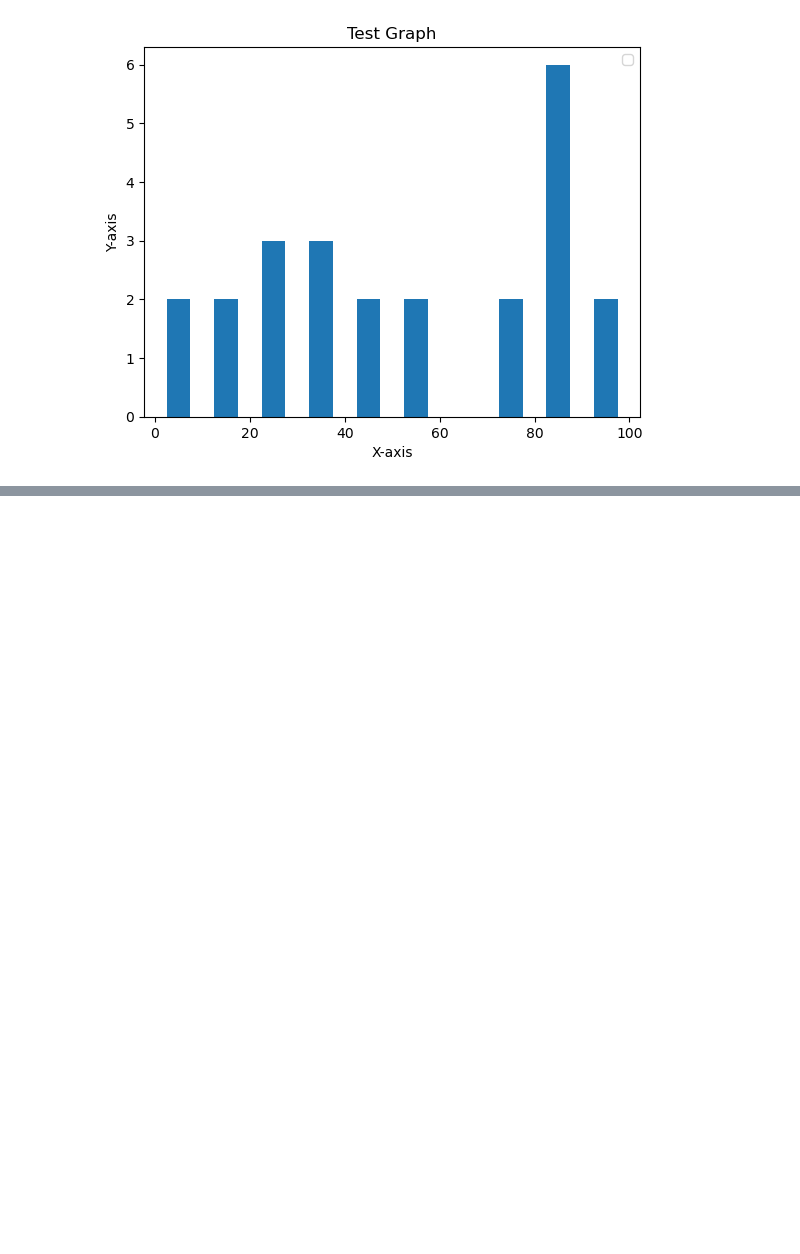
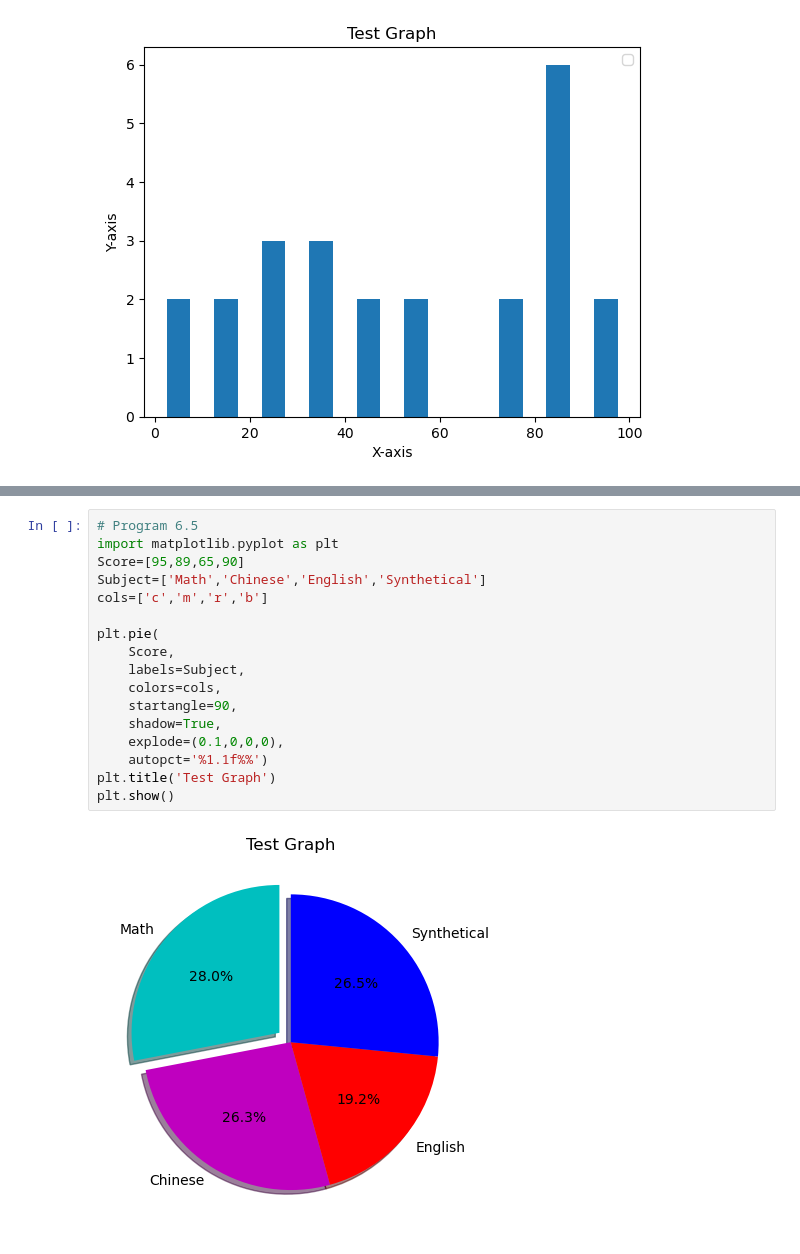
Before and after one commit to MemoryFactory/jupyter_basic, a Jupyter notebook: python_basic_exercises.ipynb, the cells around one changed output, grey strips where cells are left out. Cells and saved outputs as stored; diff of their text form; blank space fills up the shorter version.

```diff
--- a/python_basic_exercises.ipynb
+++ b/python_basic_exercises.ipynb
@@ -185,0 +201,19 @@ No artists with labels found to put in legend.  Note that artists whose label st
+# %%
+# Program 6.5
+import matplotlib.pyplot as plt
+Score=[95,89,65,90]
+Subject=['Math','Chinese','English','Synthetical']
+cols=['c','m','r','b']
+
+plt.pie(
+    Score,
+    labels=Subject,
+    colors=cols,
+    startangle=90,
+    shadow=True,
+    explode=(0.1,0,0,0),
+    autopct='%1.1f%%')
+plt.title('Test Graph')
+plt.show()
+# %% [output]
+[figure, added]
```
Also changed, not shown: parts of 1 cell of this notebook.
